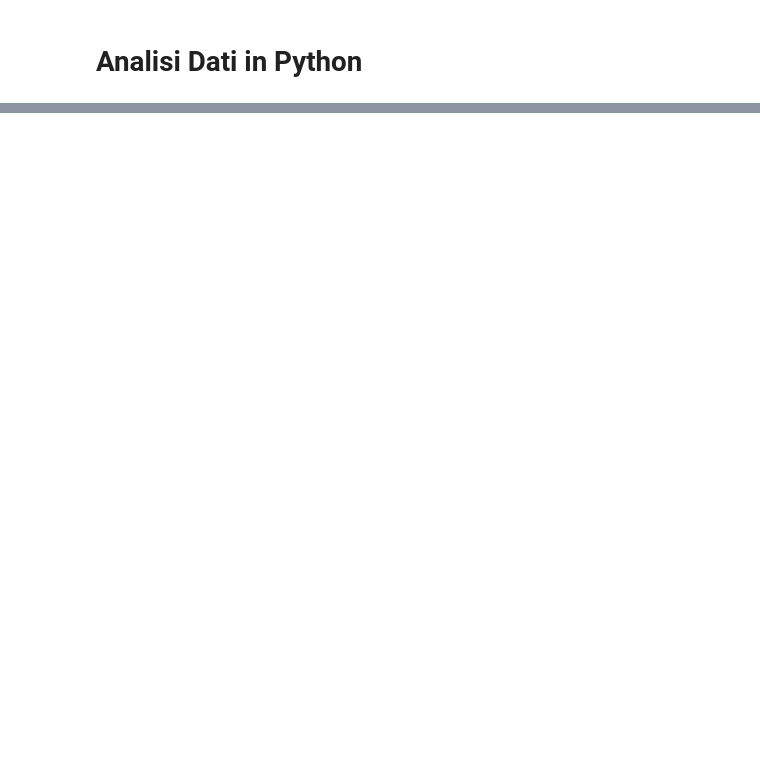
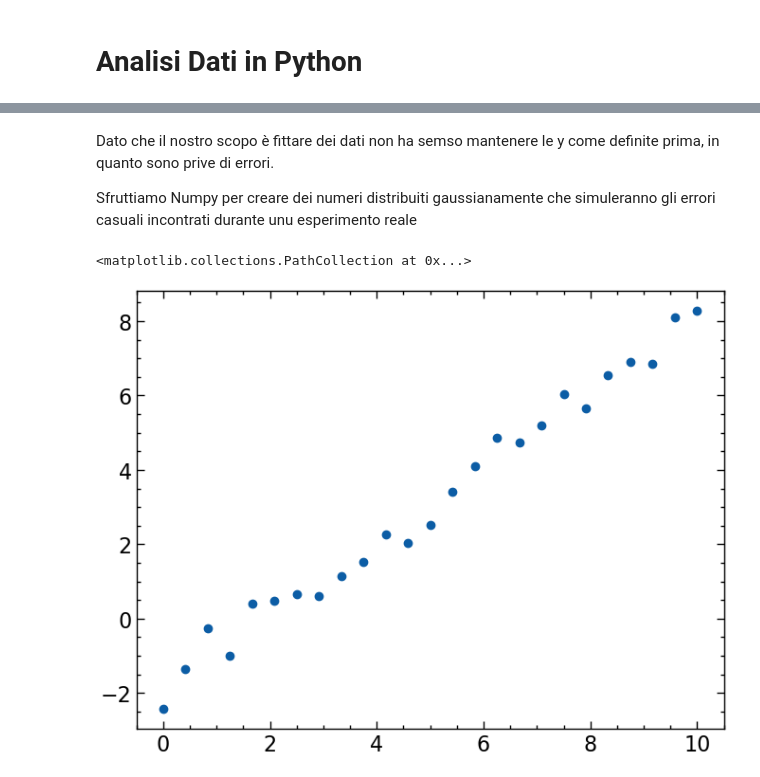
Before and after one commit to AlessandroSerra/FFC_2024, a Jupyter notebook: Lezione_30-04/Analisi.ipynb, the cells around one changed output, grey strips where cells are left out. Saved outputs shown, nothing was run; the diff lists cells and outputs as text; code cells hidden in the pictures; blank space fills up the shorter version.

```diff
--- a/Lezione_30-04/Analisi.ipynb
+++ b/Lezione_30-04/Analisi.ipynb
@@ -30,0 +45,14 @@ y_err = y + err
+# %% [markdown]
+Dato che il nostro scopo è fittare dei dati non ha semso mantenere le y come definite prima, in quanto sono prive di errori.
+
+Sfruttiamo Numpy per creare dei numeri distribuiti gaussianamente che simuleranno gli errori casuali incontrati durante unu esperimento reale
+# %%
+# size specifica quanti punti vogliamo generare e scale la deviazione standard
+err = np.random.normal(size=25, scale=0.5)
+y_err = y + err
+
+#visualizziamo i dati appena creati con uno scatterplot
+plt.scatter(x, y_err)
+# %% [output]
+<matplotlib.collections.PathCollection at 0x...>
+[figure, added]
```
Also changed, not shown: parts of 36 cells of this notebook.
